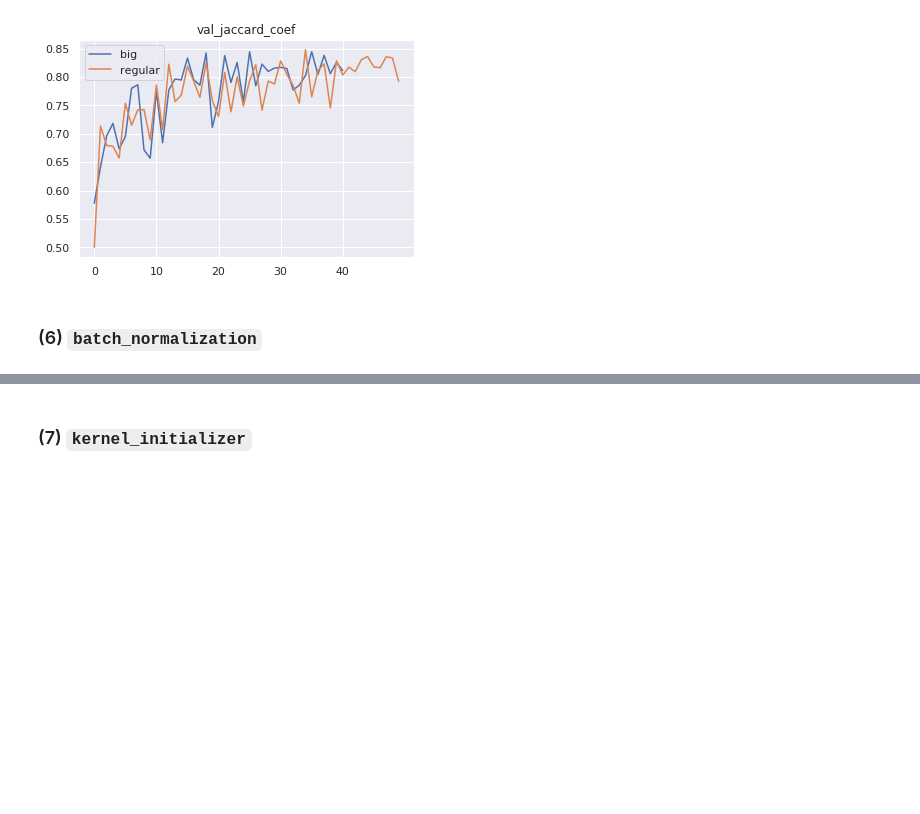
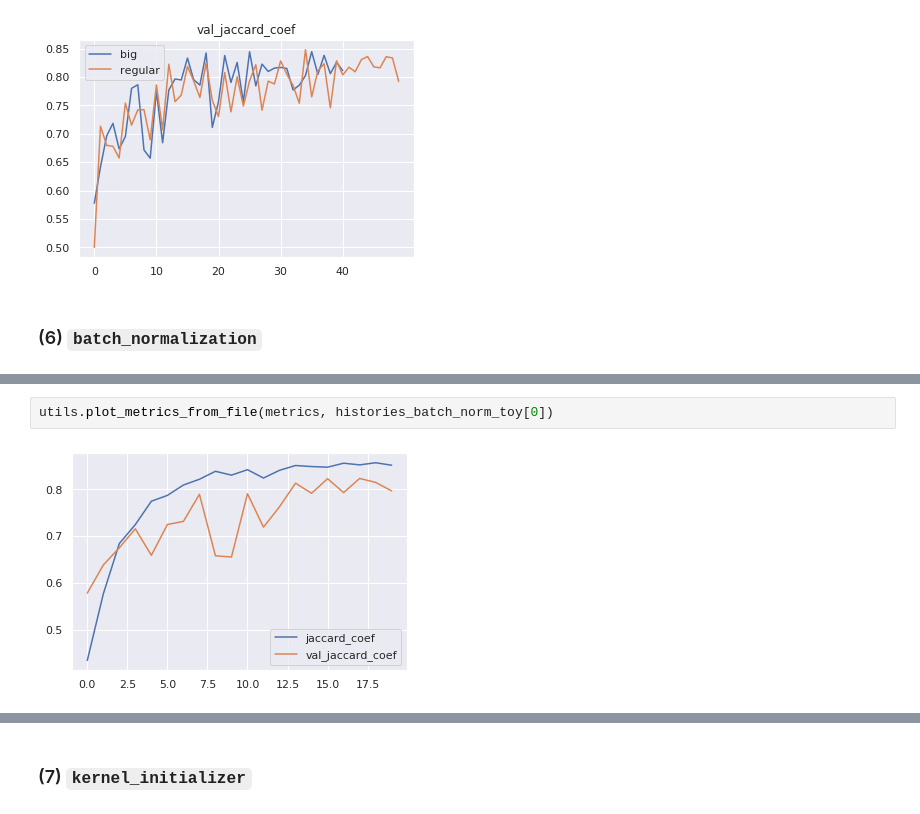
Before and after one commit to ilyarudyak/cs230_project_keras, a Jupyter notebook: skin_lesion/param_tuning_v3.ipynb, the cells around one changed output, grey strips where cells are left out. Saved outputs shown, nothing was run; the diff lists cells and outputs as text; blank space fills up the shorter version.

```diff
--- a/skin_lesion/param_tuning_v3.ipynb
+++ b/skin_lesion/param_tuning_v3.ipynb
@@ -181,0 +219,4 @@ utils.plot_metric_paths('val_jaccard_coef', histories_model_size_toy,
+# %%
+utils.plot_metrics_from_file(metrics, histories_batch_norm_toy[0])
+# %% [output]
+[figure, added]
```
Also changed, not shown: parts of 26 cells of this notebook, 12 other files.
